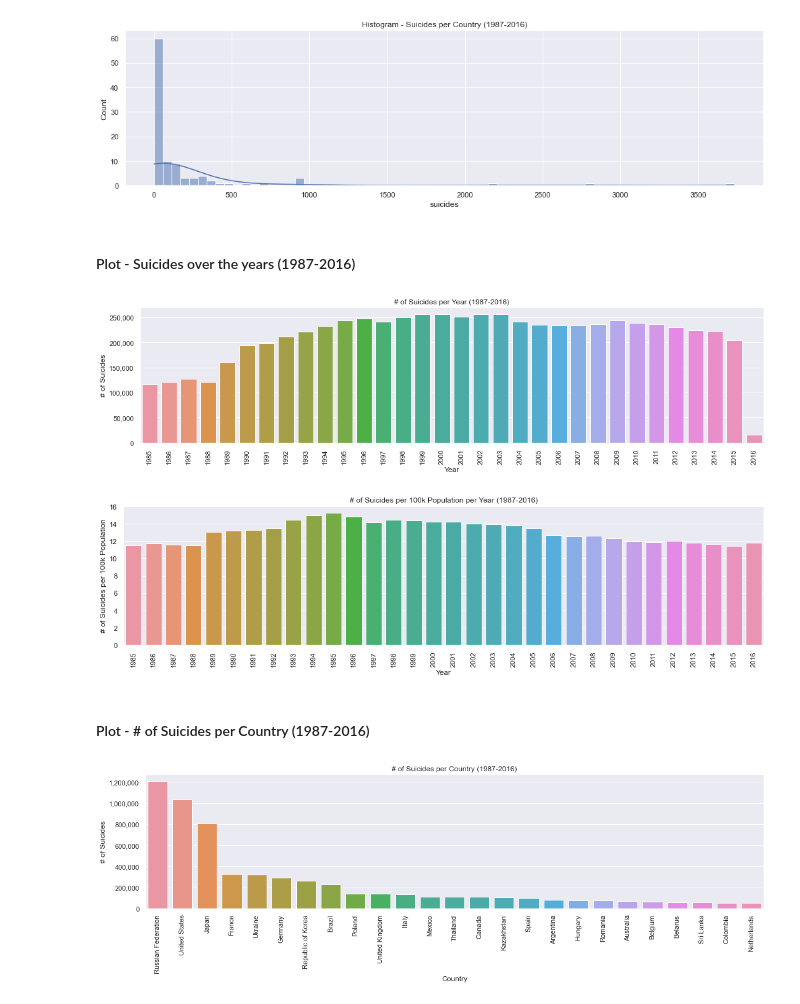
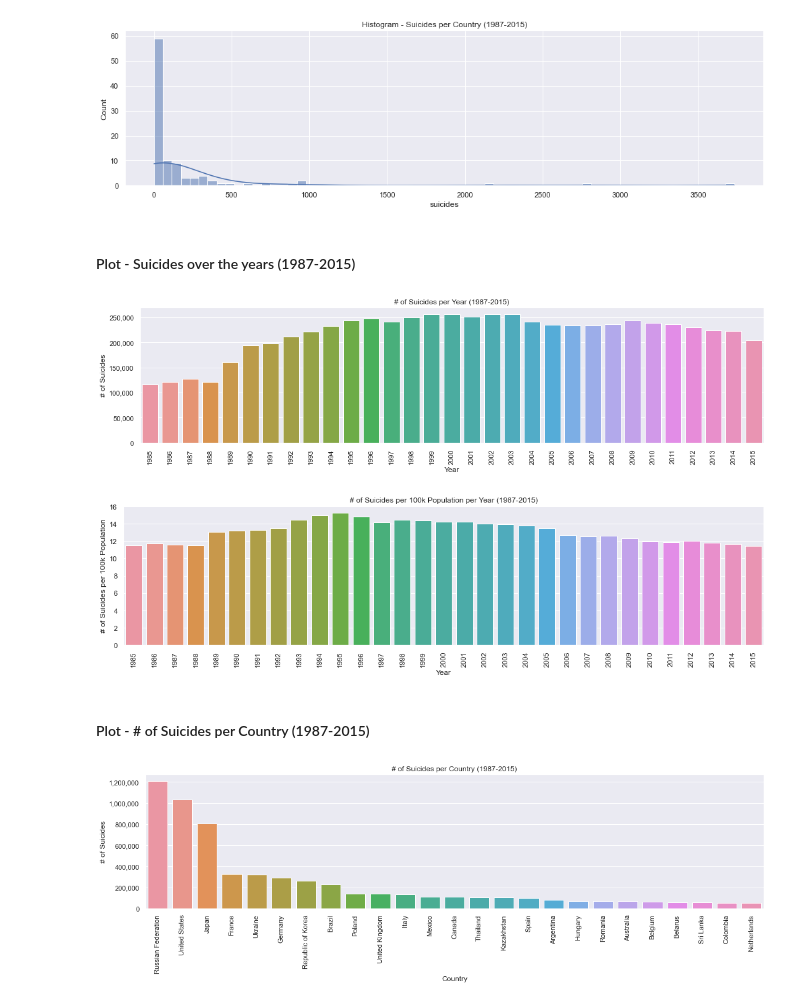
Before and after one commit to richardguarnieri/project_1, a Jupyter notebook: DataAnalysis.ipynb, the cells around one changed output. Drawn from its saved outputs; the diff is of its cells as text; code cells hidden in the pictures.

```diff
--- a/DataAnalysis.ipynb
+++ b/DataAnalysis.ipynb
@@ -59,7 +60,7 @@ plt.show()
 # %% [output]
 [figure]
 # %% [markdown]
-#### Plot - Suicides over the years (1987-2016)
+#### Plot - Suicides over the years (1987-2015)
 # %%
 # create plot_df1
 plot_df1 = df.groupby(['year']).agg({'suicides': 'sum'})
@@ -75,39 +76,41 @@ plot_df2['suicides/100k'] = (plot_df2['suicides'] / plot_df2['population']) * 10
 fig, ax = plt.subplots(figsize=(18, 4))
 
 sns.barplot(data=plot_df1,
             x=plot_df1.index.get_level_values('year'),
             y='suicides',
             estimator=np.sum,
             ci=None)
-ax.set_title('# of Suicides per Year (1987-2016)')
+ax.set_title('# of Suicides per Year (1987-2015)')
 ax.set_xlabel('Year')
 ax.set_ylabel('# of Suicides')
 plt.xticks(rotation=90)
 # add format to y-axis
 ax.yaxis.set_major_formatter(mpl.ticker.StrMethodFormatter('{x:,.0f}'))
+plt.savefig("Images/suicides_per_year.png")
 
 plt.show()
 
 #create plot
 fig, ax = plt.subplots(figsize=(18, 4))
 sns.barplot(data=plot_df2,
             x=plot_df2.index.get_level_values('year'),
             y='suicides/100k',
             estimator=np.sum,
             ci=None)
-ax.set_title('# of Suicides per 100k Population per Year (1987-2016)')
+ax.set_title('# of Suicides per 100k Population per Year (1987-2015)')
 ax.set_xlabel('Year')
 ax.set_ylabel('# of Suicides per 100k Population')
 plt.xticks(rotation=90)
 # add format to y-axis
 ax.yaxis.set_major_formatter(mpl.ticker.StrMethodFormatter('{x:,.0f}'))
+plt.savefig("Images/suicides100k_per_year.png")
 
 plt.show()
 # %% [output]
-[figure, old version]
+[figure, new version]
-[figure, old version]
+[figure, new version]
 # %% [markdown]
-#### Plot - # of Suicides per Country (1987-2016)
+#### Plot - # of Suicides per Country (1987-2015)
 # %%
 # create plot_df
 plot_df = df.groupby(['country', 'sex']).agg({'suicides': 'sum'})
```
Also changed, not shown: parts of 17 cells of this notebook, 22 other files.
